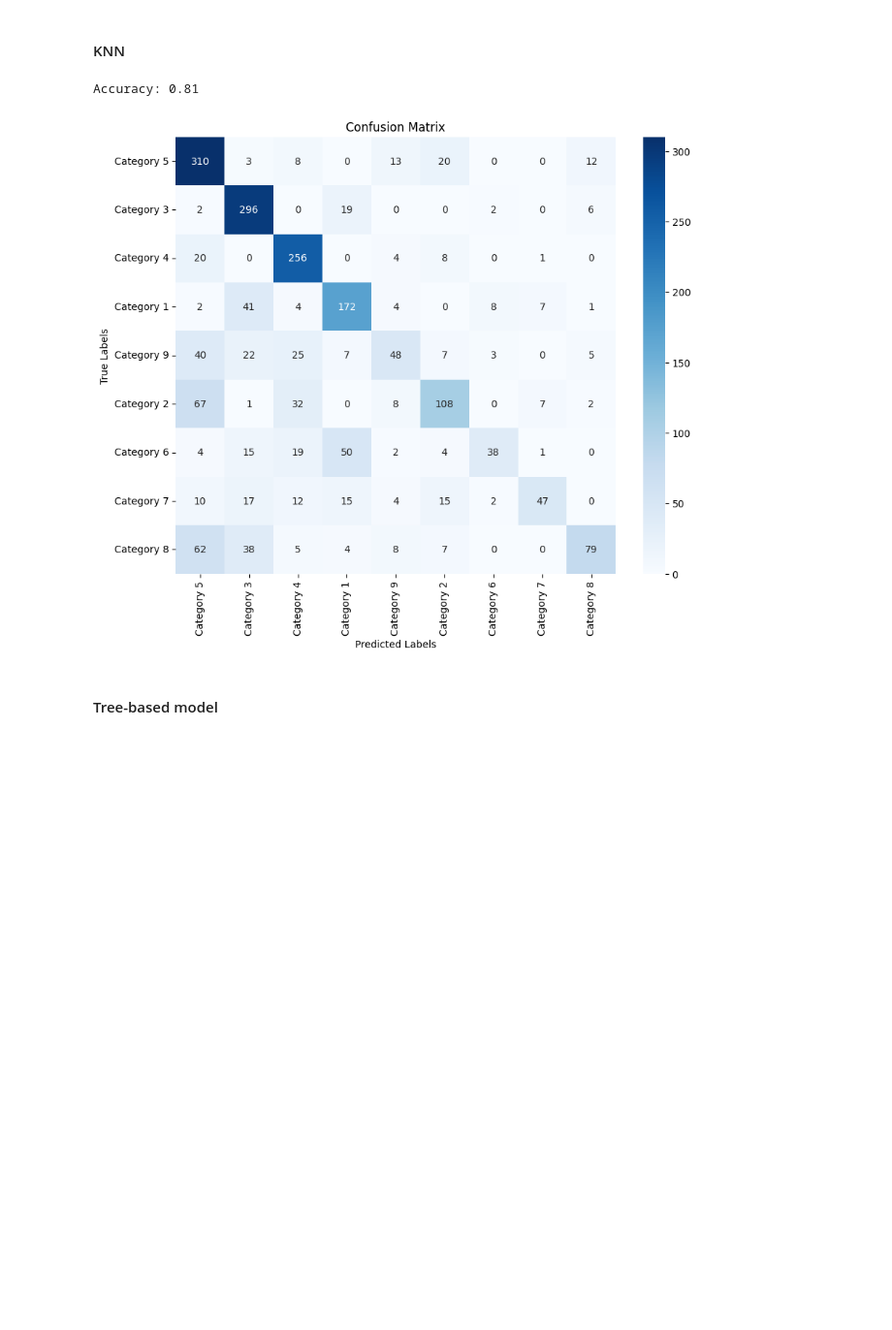
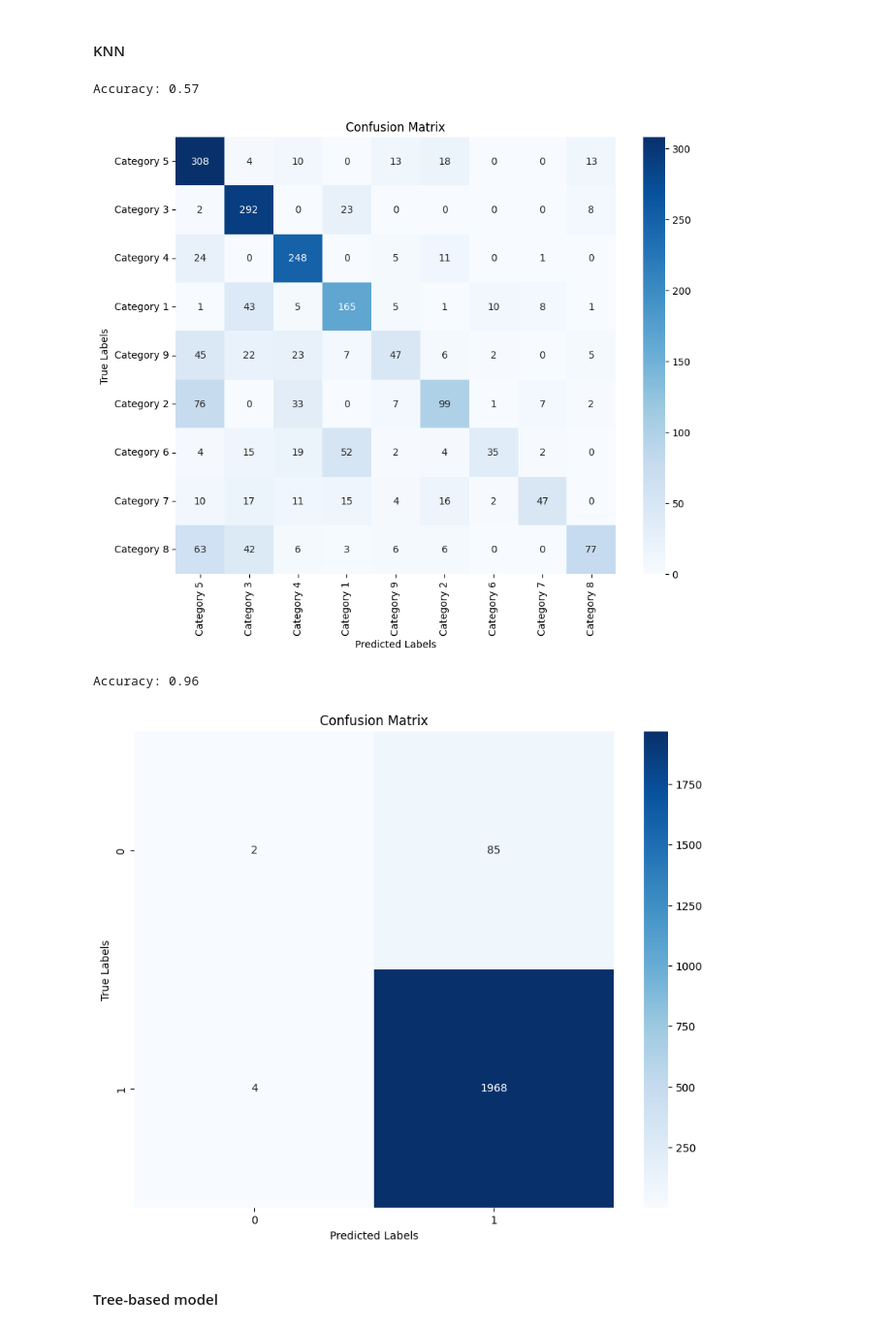
Before and after one commit to Chris-JunHao/group3, a Jupyter notebook: AdventureWork_Template_Final_Deliverable.ipynb, the cells around one changed output. Shown at 97% size. Saved outputs shown, nothing was run; the diff lists cells and outputs as text; code cells hidden in the pictures; blank space fills up the shorter version.

```diff
--- a/AdventureWork_Template_Final_Deliverable.ipynb
+++ b/AdventureWork_Template_Final_Deliverable.ipynb
@@ -453,6 +443,7 @@ plt.show()
 # 恢复Category
 # recover category
 data['Category'] = data_backup['Category']
+data['BuyFlag'] = np.where(data['Amount'] > 0, 1, 0)
 # %%
 #特征选择
 features = data[['ProspectiveBuyerKey', 'Age', 'MaritalStatus', 'Gender',
@@ -464,7 +455,7 @@ scaler = StandardScaler()
 features_scaled = scaler.fit_transform(features)
 # 训练模型
 ans=0
-X_train, X_test, y_train, y_test = train_test_split(features_scaled, labels, test_size=0.01, random_state=3)
+X_train, X_test, y_train, y_test = train_test_split(features_scaled, labels, test_size=0.1, random_state=3)
 knn = KNeighborsClassifier(n_neighbors=5)
 knn.fit(X_train, y_train)
 # 预测
@@ -487,8 +478,44 @@ plt.xlabel('Predicted Labels')
 plt.ylabel('True Labels')
 plt.show()
 # %% [output]
-Accuracy: 0.81
+Accuracy: 0.57
 [figure]
+# %%
+#特征选择
+features = data[['ProspectiveBuyerKey', 'Age', 'MaritalStatus', 'Gender',
+    'YearlyIncome', 'TotalChildren', 'NumberChildrenAtHome',
+    'HouseOwnerFlag', 'NumberCarsOwned']]
+labels = data['BuyFlag']
+# 数据标准化
+scaler = StandardScaler()
+features_scaled = scaler.fit_transform(features)
+# 训练模型
+ans=0
+X_train, X_test, y_train, y_test = train_test_split(features_scaled, labels, test_size=0.4, random_state=3)
+knn = KNeighborsClassifier(n_neighbors=5)
+knn.fit(X_train, y_train)
+# 预测
+predictions = knn.predict(X_test)
+# 评估
+accuracy = accuracy_score(y_test, predictions)
+print(f'Accuracy: {accuracy:.2f}')
+# 假设你已经有了预测结果和真实标签
+# 真实标签
+true_labels = data['BuyFlag']
+# 预测结果
+predicted_labels = knn.predict(features_scaled)
+# 创建混淆矩阵
+cm = confusion_matrix(true_labels, predicted_labels)
+# 使用seaborn绘制混淆矩阵热图
+plt.figure(figsize=(10, 8))
+sns.heatmap(cm, annot=True, fmt='d', cmap='Blues', xticklabels=data['BuyFlag'].unique(), yticklabels=data['BuyFlag'].unique())
+plt.title('Confusion Matrix')
+plt.xlabel('Predicted Labels')
+plt.ylabel('True Labels')
+plt.show()
+# %% [output]
+Accuracy: 0.96
+[figure, added]
 # %%
 # 重新删除category
 data = data.drop(columns=['Category'])
```
Also changed, not shown: parts of 6 cells of this notebook.
